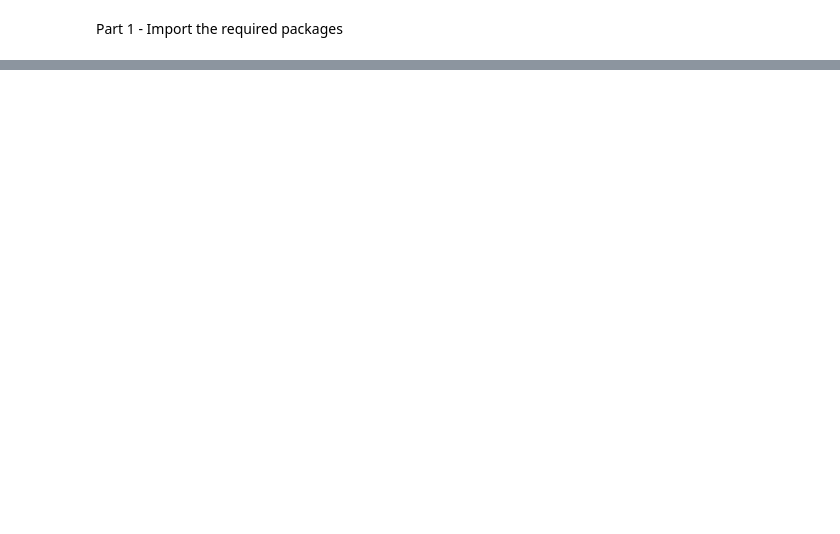
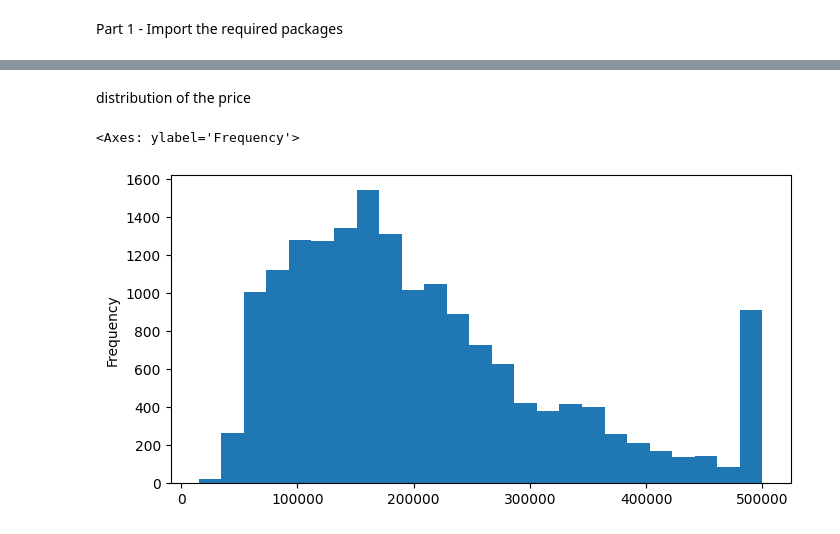
Before and after one commit to 2303a51541/AIML, a Jupyter notebook: LAB-4.ipynb, the cells around one changed output, grey strips where cells are left out. Saved outputs shown, nothing was run; the diff lists cells and outputs as text; code cells hidden in the pictures; blank space fills up the shorter version.

```diff
--- a/LAB-4.ipynb
+++ b/LAB-4.ipynb
@@ -67,0 +11,3 @@ KeyError: "None of [Index(['Avg. Area Income', 'Avg. Area House Age', 'Avg. Area
+# %%
+df=pd.read_csv("/content/sample_data/california_housing_train.csv")
+df.head()
@@ -67,0 +77,7 @@ KeyError: "None of [Index(['Avg. Area Income', 'Avg. Area House Age', 'Avg. Area
+# %% [markdown]
+distribution of the price
+# %%
+df['median_house_value'].plot.hist(bins=25,figsize=(8,4))
+# %% [output]
+<Axes: ylabel='Frequency'>
+[figure, added]
```
Also changed, not shown: parts of 52 cells of this notebook.
